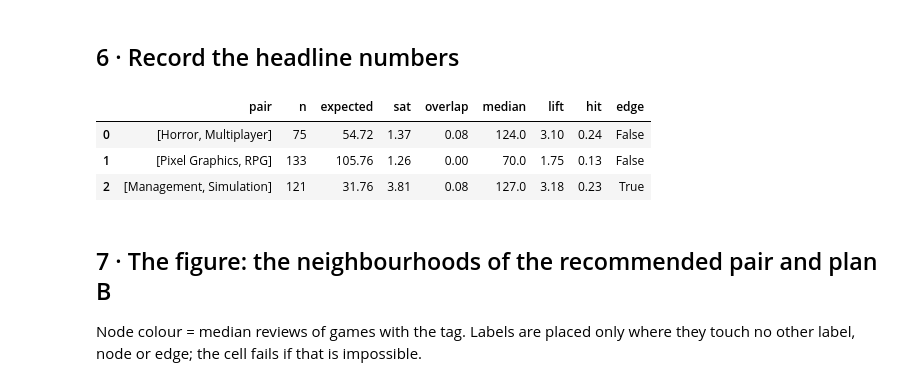
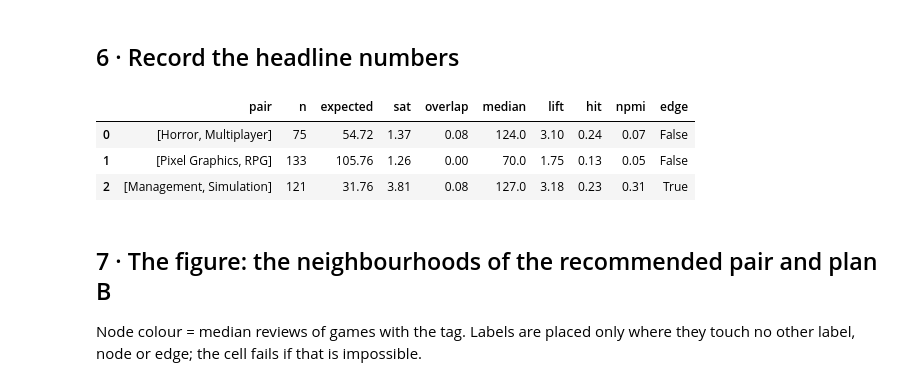
Before and after one commit to hhej/steam-tag-whitespace, a Jupyter notebook: notebooks/analysis.ipynb, the cells around one changed output. Cells and saved outputs as stored; diff of their text form; code cells hidden in the pictures.

```diff
--- a/notebooks/analysis.ipynb
+++ b/notebooks/analysis.ipynb
@@ -260,20 +260,20 @@ permutation p = 0.0
 # %%
 def rec(r):
     return dict(pair=[r.a, r.b], n=int(r.n_ab), expected=float(r.expected), sat=float(r.saturation),
                 overlap=float(r.overlap), median=float(r.median_reviews), lift=float(r.lift), hit=float(r.hit_rate),
-                edge=bool(G.has_edge(r.a, r.b)))
+                npmi=float(r.npmi), edge=bool(G.has_edge(r.a, r.b)))
 
 b = elig.loc[0]
 NUM.update(best=list(best), runner=list(runner), pick=rec(b), planb=rec(elig.loc[1]), crowd=rec(crowded.loc[0]),
            hit_cut=float(np.quantile(reviews, 0.9)),
            sweep=sweep.to_dict("records"), eligible=len(elig), scored_pairs=len(pairs))
 (OUT / "numbers.json").write_text(json.dumps(NUM, indent=2, default=str))
 pd.DataFrame([NUM["pick"], NUM["planb"], NUM["crowd"]]).round(2)
 # %% [output]
-|  | pair | n | expected | sat | overlap | median | lift | hit | edge |
-| 0 | [Horror, Multiplayer] | 75 | 54.72 | 1.37 | 0.08 | 124.0 | 3.10 | 0.24 | False |
-| 1 | [Pixel Graphics, RPG] | 133 | 105.76 | 1.26 | 0.00 | 70.0 | 1.75 | 0.13 | False |
-| 2 | [Management, Simulation] | 121 | 31.76 | 3.81 | 0.08 | 127.0 | 3.18 | 0.23 | True |
+|  | pair | n | expected | sat | overlap | median | lift | hit | npmi | edge |
+| 0 | [Horror, Multiplayer] | 75 | 54.72 | 1.37 | 0.08 | 124.0 | 3.10 | 0.24 | 0.07 | False |
+| 1 | [Pixel Graphics, RPG] | 133 | 105.76 | 1.26 | 0.00 | 70.0 | 1.75 | 0.13 | 0.05 | False |
+| 2 | [Management, Simulation] | 121 | 31.76 | 3.81 | 0.08 | 127.0 | 3.18 | 0.23 | 0.31 | True |
 # %% [markdown]
 ## 7 · The figure: the neighbourhoods of the recommended pair and plan B
 Node colour = median reviews of games with the tag. Labels are placed only where they touch no other label,
```
Also changed, not shown: parts of 1 cell of this notebook, 10 other files.
